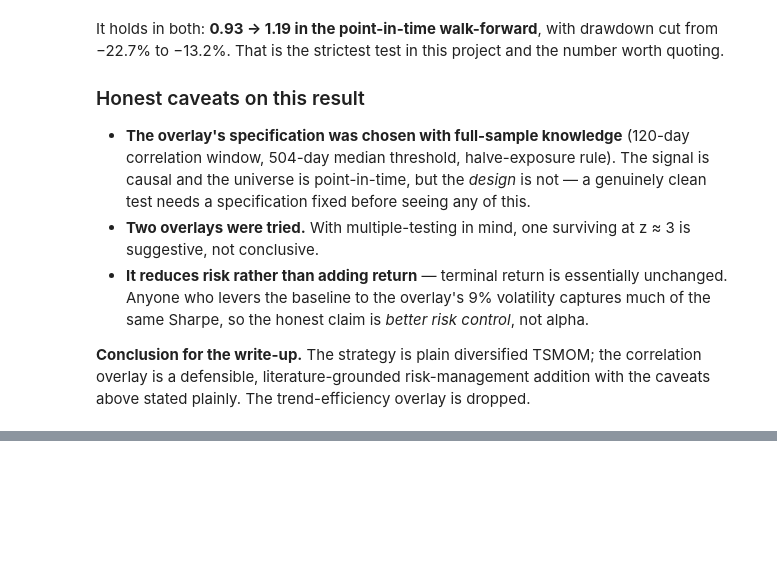
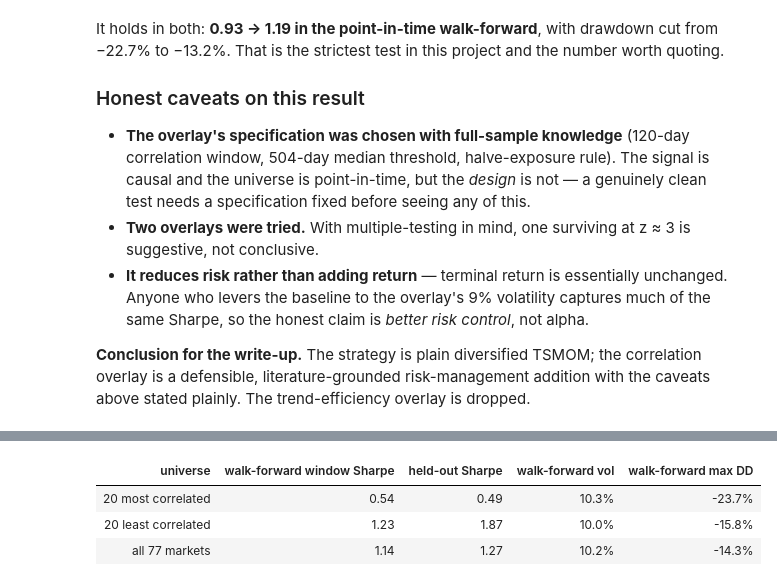
Before and after one commit to small-chicken/NUSInvestForecast, a Jupyter notebook: notebooks/02_strategy_research.ipynb, the cells around one changed output, grey strips where cells are left out. Drawn from its saved outputs; the diff is of its cells as text; code cells hidden in the pictures; blank space fills up the shorter version.

```diff
--- a/notebooks/02_strategy_research.ipynb
+++ b/notebooks/02_strategy_research.ipynb
@@ -764,0 +941,16 @@ with the caveats above stated plainly. The trend-efficiency overlay is dropped.
+# %%
+rows = []
+for label, most in [('20 most correlated', True), ('20 least correlated', False)]:
+    subset = correlation_ranked_universe(universe, 20, '2009-12-31',
+                                         most_correlated=most, returns=part4_returns)
+    book = diversified_tsmom(subset, cost_bps=COSTS_BPS, portfolio_vol_target=VOL_TARGET,
+                             returns={s: part4_returns[s] for s in subset})['strategy']
+    rows.append({'universe': label, **summarise(book)})
+rows.append({'universe': 'all 77 markets', **summarise(targeted)})
+
+pd.DataFrame(rows).style.format(P4_FORMATS).hide(axis='index')
+# %% [output]
+| universe | walk-forward window Sharpe | held-out Sharpe | walk-forward vol | walk-forward max DD |
+| 20 most correlated | 0.54 | 0.49 | 10.3% | -23.7% |
+| 20 least correlated | 1.23 | 1.87 | 10.0% | -15.8% |
+| all 77 markets | 1.14 | 1.27 | 10.2% | -14.3% |
```
Also changed, not shown: parts of 20 cells of this notebook, 1 other file.
